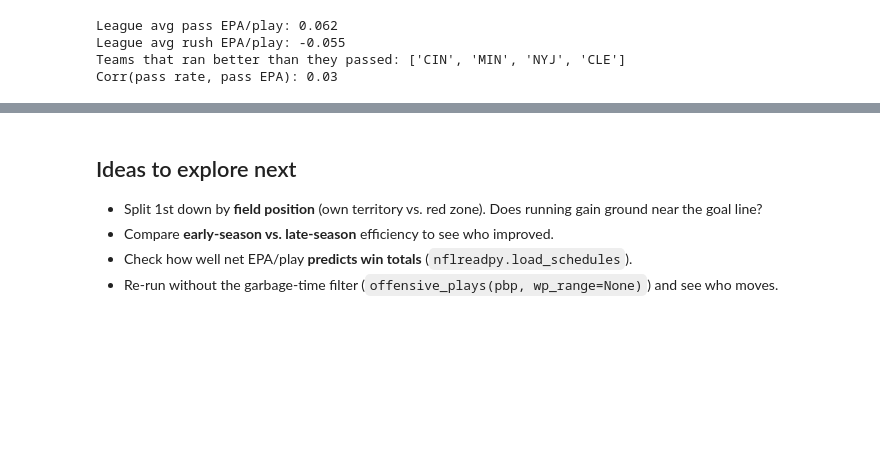
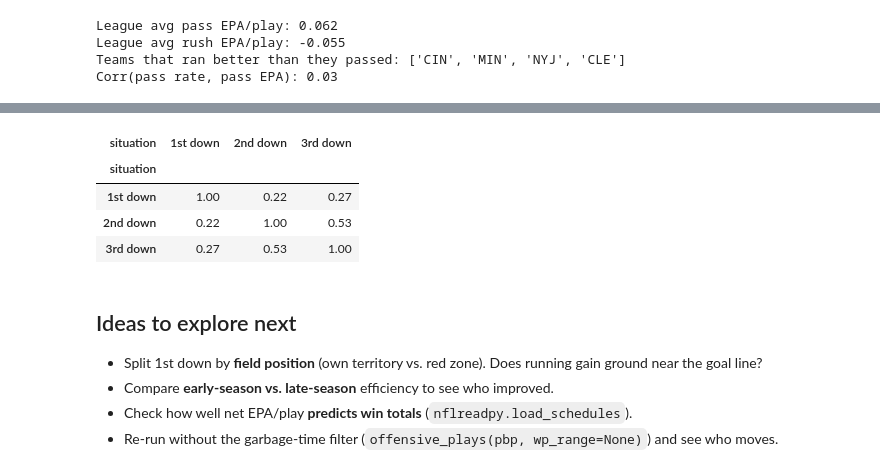
Before and after one commit to girsc007/nfl-analytics, a Jupyter notebook: notebooks/01_team_efficiency.ipynb, the cells around one changed output, grey strips where cells are left out. Saved outputs shown, nothing was run; the diff lists cells and outputs as text; code cells hidden in the pictures; blank space fills up the shorter version.

```diff
--- a/notebooks/01_team_efficiency.ipynb
+++ b/notebooks/01_team_efficiency.ipynb
@@ -142,3 +125,13 @@ summary
+# %%
+# Are teams consistent across downs? Correlation of team PROE between downs.
+wide = tendency[tendency["team"] != "NFL"].pivot(index="team", columns="situation", values="proe")
+wide.corr().round(2)
+# %% [output]
+| situation | 1st down | 2nd down | 3rd down |
+| situation |  |  |  |
+| 1st down | 1.00 | 0.22 | 0.27 |
+| 2nd down | 0.22 | 1.00 | 0.53 |
+| 3rd down | 0.27 | 0.53 | 1.00 |
 # %% [markdown]
 ## Ideas to explore next
 - Split 1st down by **field position** (own territory vs. red zone). Does running gain ground near the goal line?
```
Also changed, not shown: parts of 5 cells of this notebook, 8 other files.
